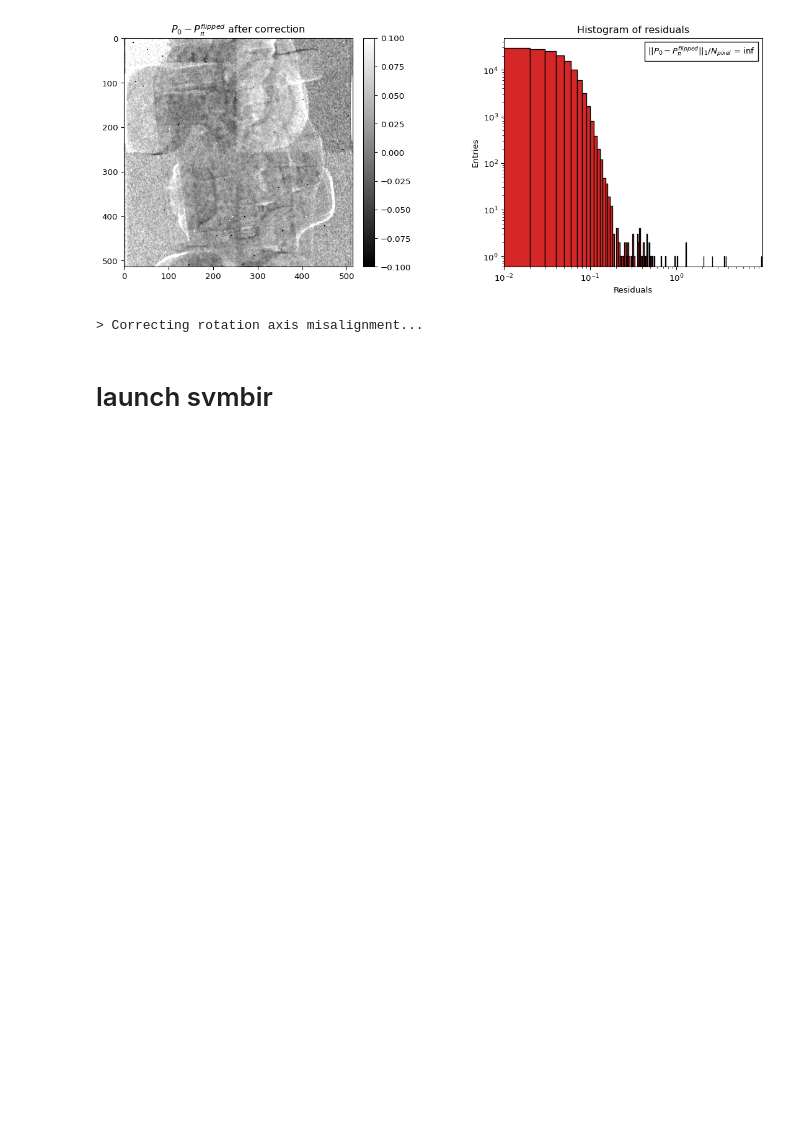
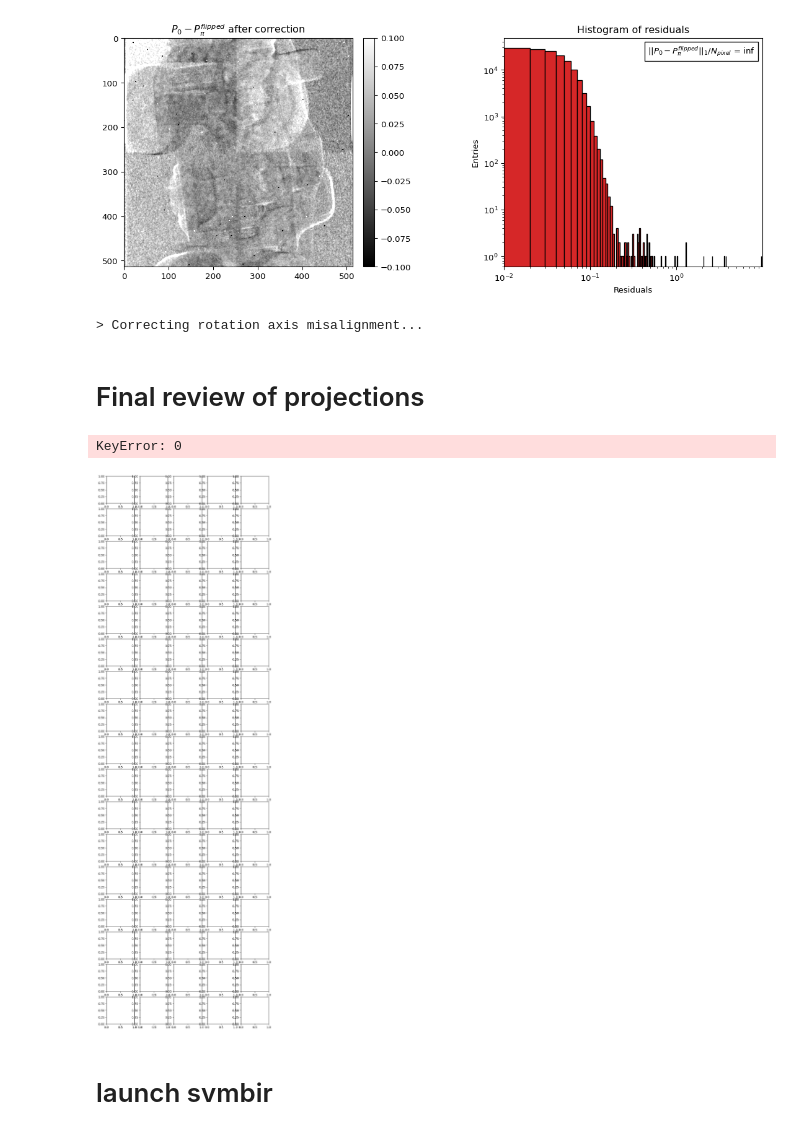
Before and after one commit to ornlneutronimaging/svmbir_notebooks, a Jupyter notebook: notebooks/white_beam.ipynb, the cells around one changed output. Saved outputs shown, nothing was run; the diff lists cells and outputs as text; code cells hidden in the pictures; blank space fills up the shorter version.

```diff
--- a/notebooks/white_beam.ipynb
+++ b/notebooks/white_beam.ipynb
@@ -174,6 +180,13 @@ average of residuals  =  inf
 [figure]
 [figure]
 > Correcting rotation axis misalignment...
+# %% [markdown]
+# Final review of projections
+# %%
+o_white_beam.final_projections_review()
+# %% [output]
+KeyError: 0
+[figure, added]
 # %% [markdown]
 # launch svmbir
 # %%
```
Also changed, not shown: parts of 8 cells of this notebook, 4 other files.
